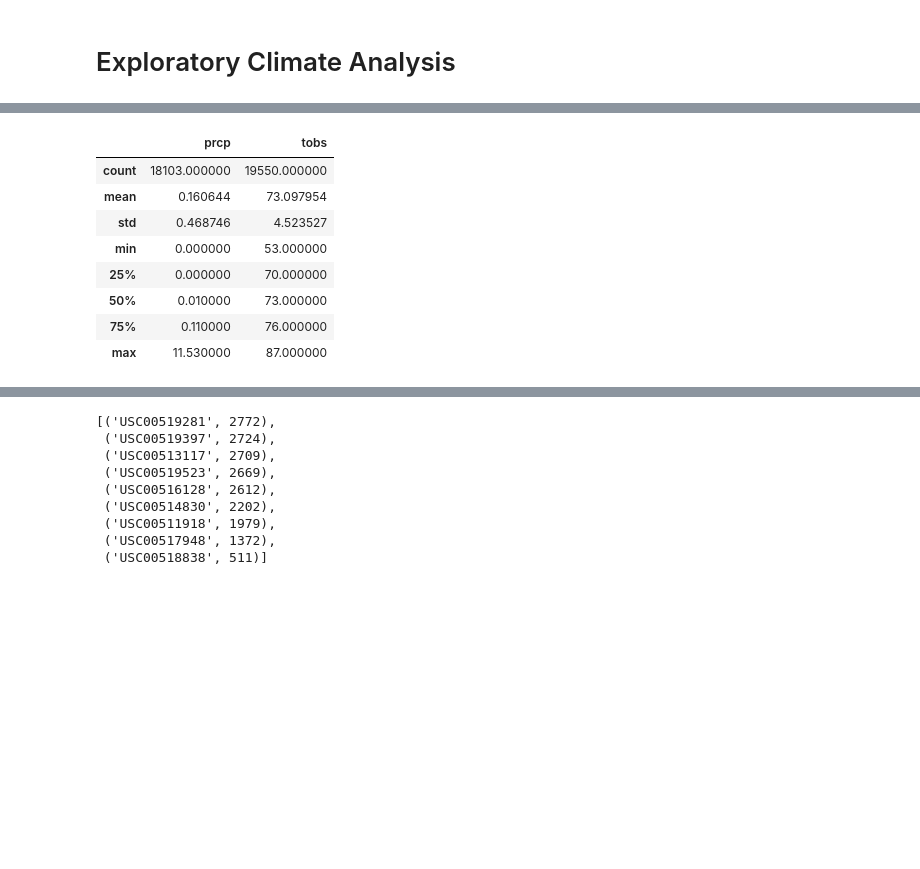
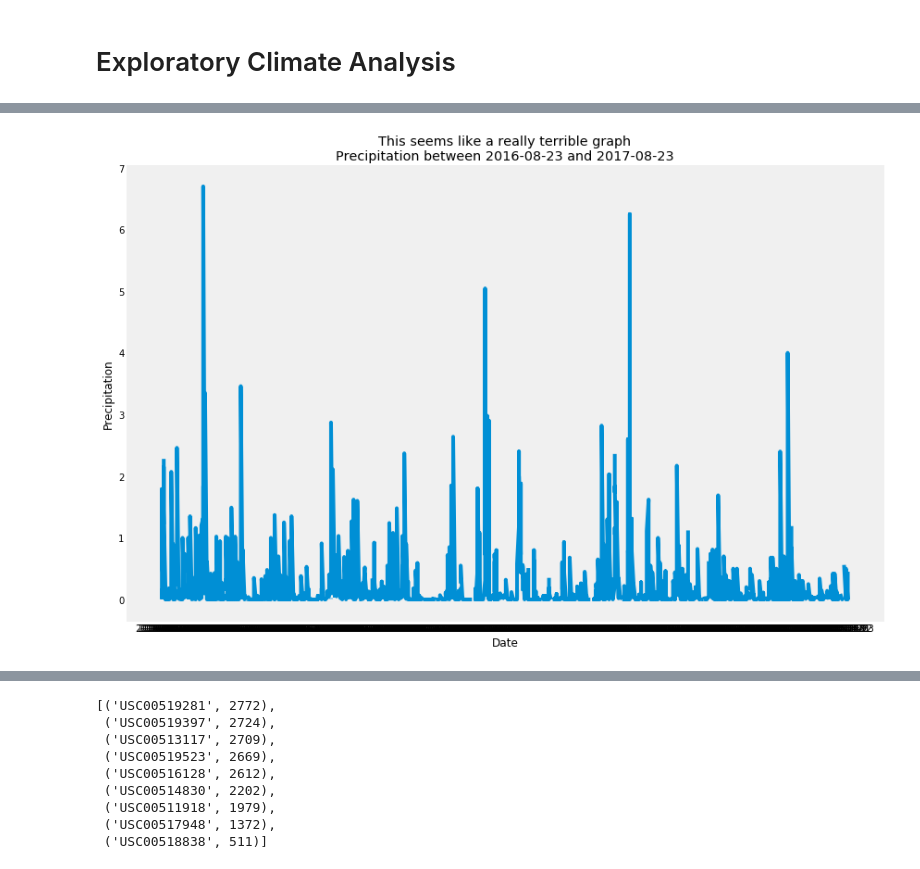
Before and after one commit to tsakurai42/data-analytics-homework, a Jupyter notebook: Assignment-10-SQLAlchemy/climate_starter.ipynb, the cells around one changed output, grey strips where cells are left out. Saved outputs shown, nothing was run; the diff lists cells and outputs as text; code cells hidden in the pictures; blank space fills up the shorter version.

```diff
--- a/Assignment-10-SQLAlchemy/climate_starter.ipynb
+++ b/Assignment-10-SQLAlchemy/climate_starter.ipynb
@@ -76,0 +40,17 @@ all_data_df.head()
+# %%
+from datetime import datetime
+from dateutil.relativedelta import relativedelta
+
+lastdate = session.query(Measurement).order_by(Measurement.date.desc()).first().date
+#print(lastdate)
+one_year_ago_date = (datetime.strptime(lastdate,'%Y-%m-%d') - relativedelta(years=1)).strftime("%Y-%m-%d")
+#print(one_year_ago_date)
+
+all_data_df = pd.read_sql(session.query(Measurement).statement,engine,index_col='id')
+
+past_year_data = (session.query(Measurement)
+                  .filter(Measurement.date >= one_year_ago_date)
+                  .filter(Measurement.date <= lastdate)
+                  .order_by(Measurement.date))
+past_year_data_df = pd.read_sql(past_year_data.statement,engine,index_col='id')
+past_year_data_df.head(50)
@@ -77,3 +76,14 @@ all_data_df.head()
+# %%
+plt.figure(figsize=(12,8))
+plt.plot(past_year_data_df.date,past_year_data_df.prcp)
+plt.grid(b=None)
+plt.title(f"This seems like a really terrible graph\nPrecipitation between {one_year_ago_date} and {lastdate}")
+plt.ylabel("Precipitation")
+plt.xlabel("Date")
+plt.tight_layout()
+plt.show()
+# %% [output]
+[figure, added]
 # %%
 # Design a query to retrieve the last 12 months of precipitation data and plot the results
 
@@ -88,15 +98,3 @@ all_data_df.head()
 # Use Pandas Plotting with Matplotlib to plot the data
 # %% [markdown]
 ![precipitation](Images/precipitation.png)
-# %%
-all_data_df.describe()
-# %% [output]
-|  | prcp | tobs |
-| count | 18103.000000 | 19550.000000 |
-| mean | 0.160644 | 73.097954 |
-| std | 0.468746 | 4.523527 |
-| min | 0.000000 | 53.000000 |
-| 25% | 0.000000 | 70.000000 |
-| 50% | 0.010000 | 73.000000 |
-| 75% | 0.110000 | 76.000000 |
-| max | 11.530000 | 87.000000 |
```
Also changed, not shown: parts of 12 cells of this notebook, 1 other file.
